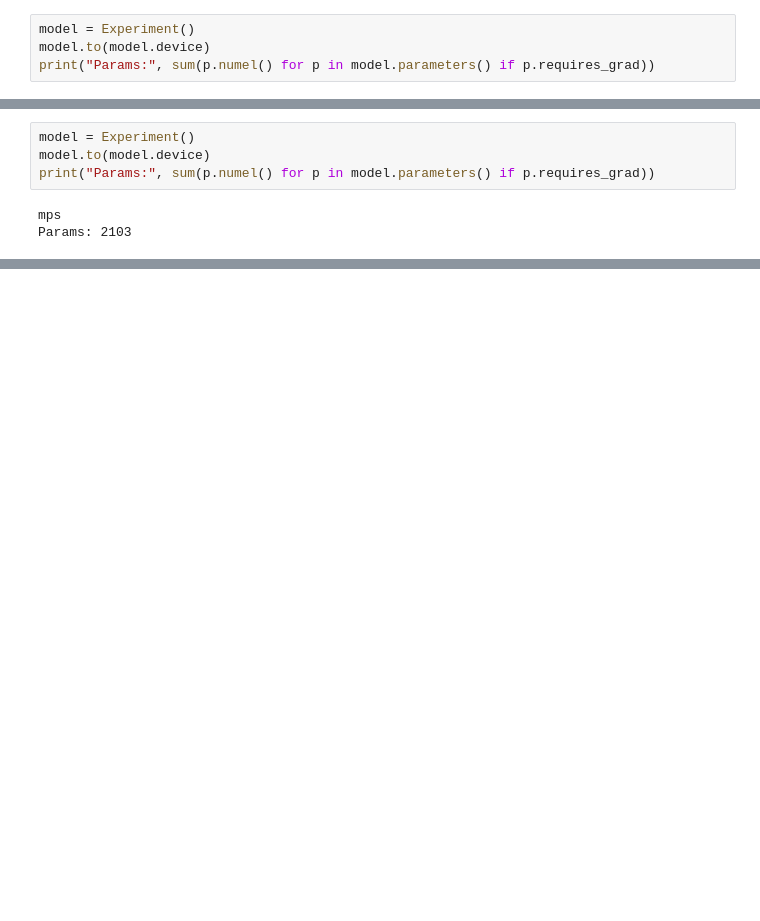
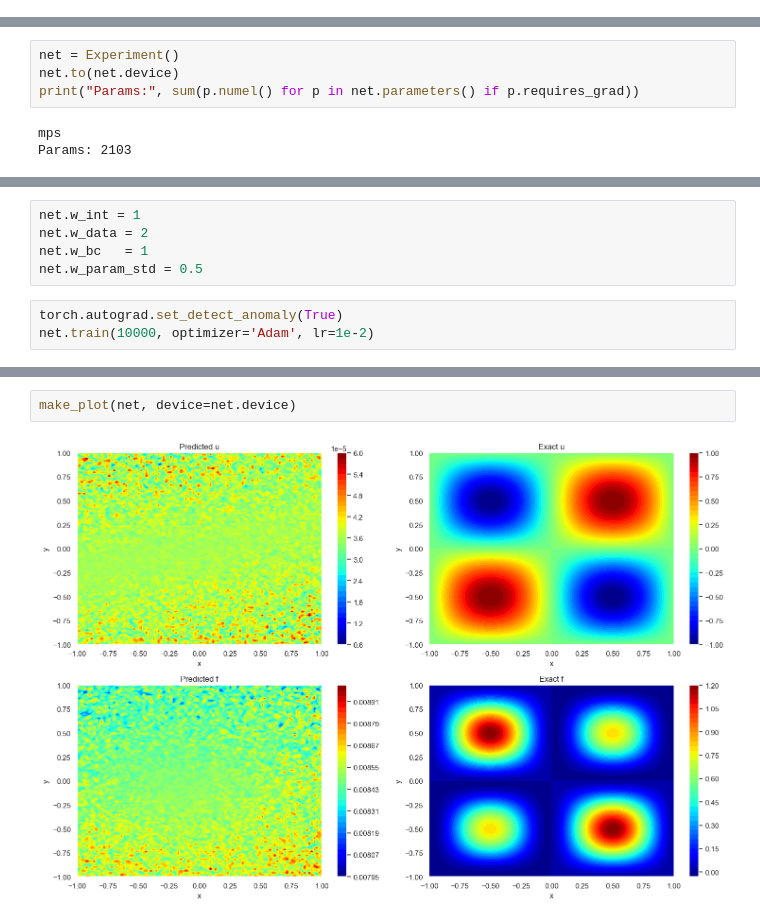
Before and after one commit to csml-beach/deep-bayesian-operator-nets, a Jupyter notebook: notebooks/2D-non-linear-diffusion-reaction/2d-non-linear.ipynb, the cells around one changed output, grey strips where cells are left out. Drawn from its saved outputs; the diff is of its cells as text; blank space fills up the shorter version.

Commit message:
added remaining loss functions and completed training loop

```diff
--- a/notebooks/2D-non-linear-diffusion-reaction/2d-non-linear.ipynb
+++ b/notebooks/2D-non-linear-diffusion-reaction/2d-non-linear.ipynb
@@ -240,7 +243,3 @@ class Experiment(nn.Module):
                         f'Mean Predicted Param 1: {self.mean_predicted_params[0]:.2f} ' \
                         f'Std Params:{self.std_params.detach().cpu().numpy()[0]:.2f}  ' \
                         f'Std Log Loss:{self.log_std_squared_loss.item():.2f}')
-# %%
-model = Experiment()
-model.to(model.device)
-print("Params:", sum(p.numel() for p in model.parameters() if p.requires_grad))
@@ -348,7 +396,7 @@ train_loader, sensor_u_noisy, sensor_f_noisy = create_train_dataset()
 # %%
-model = Experiment()
-model.to(model.device)
-print("Params:", sum(p.numel() for p in model.parameters() if p.requires_grad))
+net = Experiment()
+net.to(net.device)
+print("Params:", sum(p.numel() for p in net.parameters() if p.requires_grad))
 # %% [output]
 mps
 Params: 2103
@@ -437,0 +407,8 @@ f: torch.Size([100])
+# %%
+net.w_int = 1
+net.w_data = 2
+net.w_bc   = 1
+net.w_param_std = 0.5
+# %%
+torch.autograd.set_detect_anomaly(True)
+net.train(10000, optimizer='Adam', lr=1e-2)
@@ -437,0 +427,4 @@ f: torch.Size([100])
+# %%
+make_plot(net, device=net.device)
+# %% [output]
+[figure, added]
```
Also changed, not shown: parts of 14 cells of this notebook.
